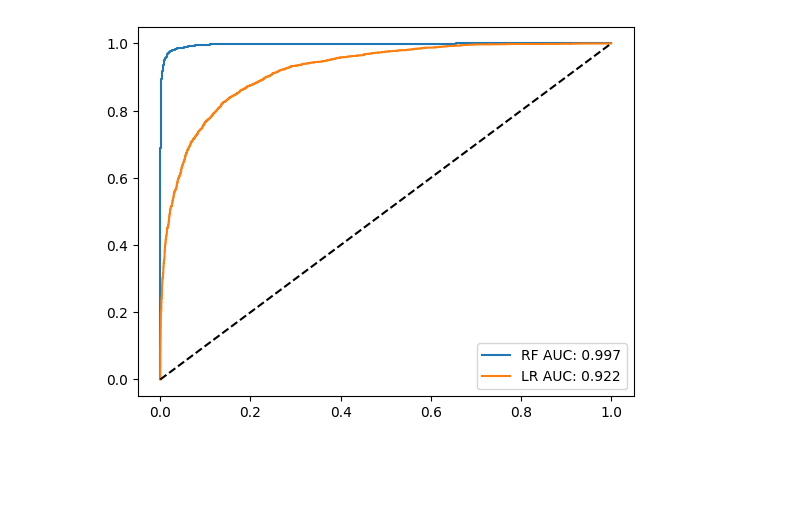
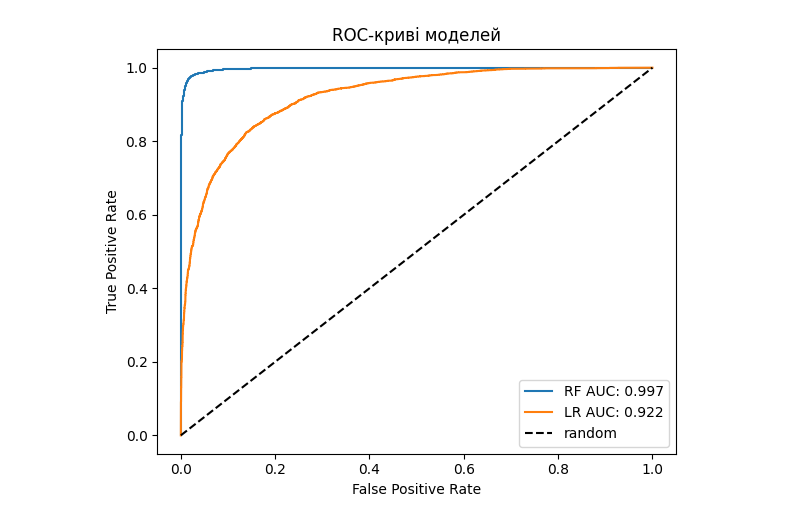
Before and after one commit to NickStS/AI-LR1, a Jupyter notebook: LR_1_task_5.ipynb, the cells around one changed output. Drawn from its saved outputs; the diff is of its cells as text; code cells hidden in the pictures; blank space fills up the shorter version.

```diff
--- a/LR_1_task_5.ipynb
+++ b/LR_1_task_5.ipynb
@@ -1,66 +3,81 @@
 # %%
-
 import numpy as np
 import pandas as pd
 import matplotlib.pyplot as plt
 from sklearn.metrics import roc_curve, roc_auc_score
 
+# Генерація синтетичних даних
 rng = np.random.default_rng(123)
 n = 10000
 actual = rng.binomial(1, 0.45, size=n)
-rf_score = 0.2 + 0.6*actual + rng.normal(0, 0.15, size=n)
-rf_score = np.clip(1/(1+np.exp(-(rf_score*2-1))), 0, 1)
-lr_score = 0.3 + 0.4*actual + rng.normal(0, 0.20, size=n)
-lr_score = np.clip(1/(1+np.exp(-(lr_score*2-1))), 0, 1)
-df = pd.DataFrame({'actual_label': actual.astype(int),
-                   'model_RF': rf_score,
-                   'model_LR': lr_score})
+
+rf_score = 0.2 + 0.6 * actual + rng.normal(0, 0.15, size=n)
+rf_score = np.clip(1 / (1 + np.exp(-(rf_score * 2 - 1))), 0, 1)
+
+lr_score = 0.3 + 0.4 * actual + rng.normal(0, 0.20, size=n)
+lr_score = np.clip(1 / (1 + np.exp(-(lr_score * 2 - 1))), 0, 1)
+
+df = pd.DataFrame({
+    'actual_label': actual.astype(int),
+    'model_RF': rf_score,
+    'model_LR': lr_score
+})
 df['predicted_RF'] = (df.model_RF >= 0.5).astype(int)
 df['predicted_LR'] = (df.model_LR >= 0.5).astype(int)
 
-def startsev_find_TP(y_true, y_pred): return int(((y_true==1)&(y_pred==1)).sum())
-def startsev_find_FN(y_true, y_pred): return int(((y_true==1)&(y_pred==0)).sum())
-def startsev_find_FP(y_true, y_pred): return int(((y_true==0)&(y_pred==1)).sum())
-def startsev_find_TN(y_true, y_pred): return int(((y_true==0)&(y_pred==0)).sum())
+# Власні функції метрик
+def startsev_find_TP(y_true, y_pred): return int(((y_true == 1) & (y_pred == 1)).sum())
+def startsev_find_FN(y_true, y_pred): return int(((y_true == 1) & (y_pred == 0)).sum())
+def startsev_find_FP(y_true, y_pred): return int(((y_true == 0) & (y_pred == 1)).sum())
+def startsev_find_TN(y_true, y_pred): return int(((y_true == 0) & (y_pred == 0)).sum())
 
 def startsev_find_conf_matrix_values(y_true, y_pred):
-    TP = startsev_find_TP(y_true,y_pred)
-    FN = startsev_find_FN(y_true,y_pred)
-    FP = startsev_find_FP(y_true,y_pred)
-    TN = startsev_find_TN(y_true,y_pred)
-    return TP,FN,FP,TN
+    TP = startsev_find_TP(y_true, y_pred)
+    FN = startsev_find_FN(y_true, y_pred)
+    FP = startsev_find_FP(y_true, y_pred)
+    TN = startsev_find_TN(y_true, y_pred)
+    return TP, FN, FP, TN
 
 def startsev_accuracy_score(y_true, y_pred):
-    TP,FN,FP,TN = startsev_find_conf_matrix_values(y_true,y_pred)
-    return (TP+TN)/(TP+TN+FP+FN)
+    TP, FN, FP, TN = startsev_find_conf_matrix_values(y_true, y_pred)
+    return (TP + TN) / (TP + TN + FP + FN)
 
 def startsev_recall_score(y_true, y_pred):
-    TP,FN,FP,TN = startsev_find_conf_matrix_values(y_true,y_pred)
-    return TP/(TP+FN) if (TP+FN)>0 else 0.0
+    TP, FN, FP, TN = startsev_find_conf_matrix_values(y_true, y_pred)
+    return TP / (TP + FN) if (TP + FN) > 0 else 0.0
 
 def startsev_precision_score(y_true, y_pred):
-    TP,FN,FP,TN = startsev_find_conf_matrix_values(y_true,y_pred)
-    return TP/(TP+FP) if (TP+FP)>0 else 0.0
+    TP, FN, FP, TN = startsev_find_conf_matrix_values(y_true, y_pred)
+    return TP / (TP + FP) if (TP + FP) > 0 else 0.0
 
 def startsev_f1_score(y_true, y_pred):
-    r = startsev_recall_score(y_true,y_pred)
-    p = startsev_precision_score(y_true,y_pred)
-    return 2*p*r/(p+r) if (p+r)>0 else 0.0
+    r = startsev_recall_score(y_true, y_pred)
+    p = startsev_precision_score(y_true, y_pred)
+    return 2 * p * r / (p + r) if (p + r) > 0 else 0.0
 
+# Обчислення метрик
 y_true = df.actual_label.values
 y_rf = df.predicted_RF.values
-print(startsev_accuracy_score(y_true, y_rf))
-print(startsev_recall_score(y_true, y_rf))
-print(startsev_precision_score(y_true, y_rf))
-print(startsev_f1_score(y_true, y_rf))
+
+print("Accuracy:", startsev_accuracy_score(y_true, y_rf))
+print("Recall  :", startsev_recall_score(y_true, y_rf))
+print("Precision:", startsev_precision_score(y_true, y_rf))
+print("F1-score:", startsev_f1_score(y_true, y_rf))
+
+# ROC та AUC
 fpr_RF, tpr_RF, _ = roc_curve(df.actual_label.values, df.model_RF.values)
 fpr_LR, tpr_LR, _ = roc_curve(df.actual_label.values, df.model_LR.values)
 auc_RF = roc_auc_score(df.actual_label.values, df.model_RF.values)
 auc_LR = roc_auc_score(df.actual_label.values, df.model_LR.values)
-plt.figure()
+
+plt.figure(figsize=(6,5))
 plt.plot(fpr_RF, tpr_RF, label=f'RF AUC: {auc_RF:.3f}')
 plt.plot(fpr_LR, tpr_LR, label=f'LR AUC: {auc_LR:.3f}')
-plt.plot([0,1],[0,1],'k--')
+plt.plot([0,1],[0,1],'k--', label='random')
+plt.xlabel('False Positive Rate')
+plt.ylabel('True Positive Rate')
+plt.title('ROC-криві моделей')
 plt.legend()
+plt.tight_layout()
 plt.show()
 # %% [output]
@@ -71 +88 @@ plt.show()
-[figure, old version]
+[figure, new version]
```
Also changed, not shown: parts of 3 cells of this notebook, 10 other files.
